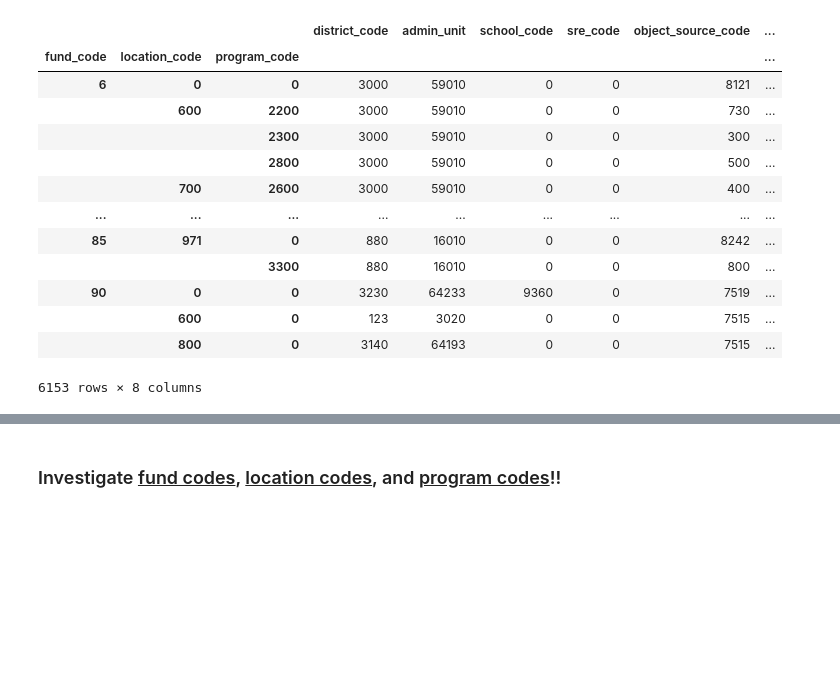
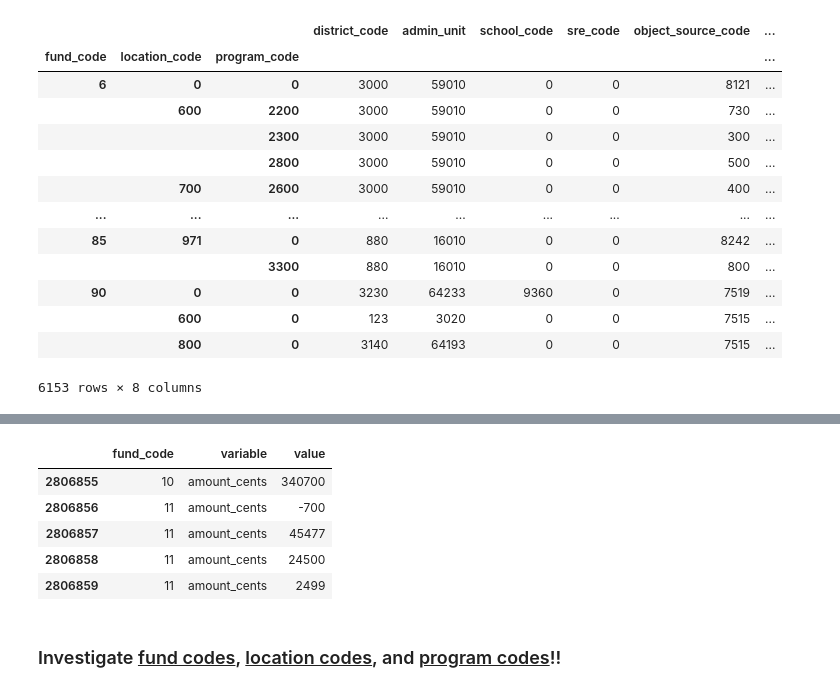
Before and after one commit to stacysandy/Data-Science-Practicum-II, a Jupyter notebook: Stacey_Sandy-Practicum_II.ipynb, the cells around one changed output, grey strips where cells are left out. Drawn from its saved outputs; the diff is of its cells as text; code cells hidden in the pictures; blank space fills up the shorter version.

```diff
--- a/Stacey_Sandy-Practicum_II.ipynb
+++ b/Stacey_Sandy-Practicum_II.ipynb
@@ -446,0 +522,9 @@ groupFLP.max()
+# %%
+longFund.tail()
+# %% [output]
+|  | fund_code | variable | value |
+| 2806855 | 10 | amount_cents | 340700 |
+| 2806856 | 11 | amount_cents | -700 |
+| 2806857 | 11 | amount_cents | 45477 |
+| 2806858 | 11 | amount_cents | 24500 |
+| 2806859 | 11 | amount_cents | 2499 |
```
Also changed, not shown: parts of 70 cells of this notebook.
